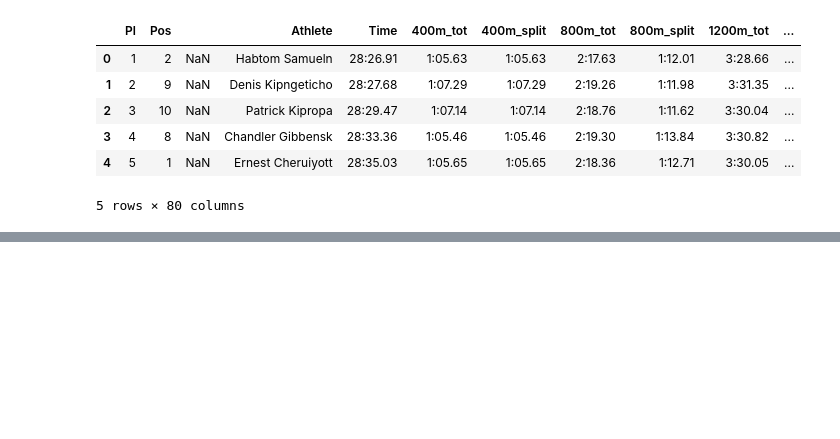
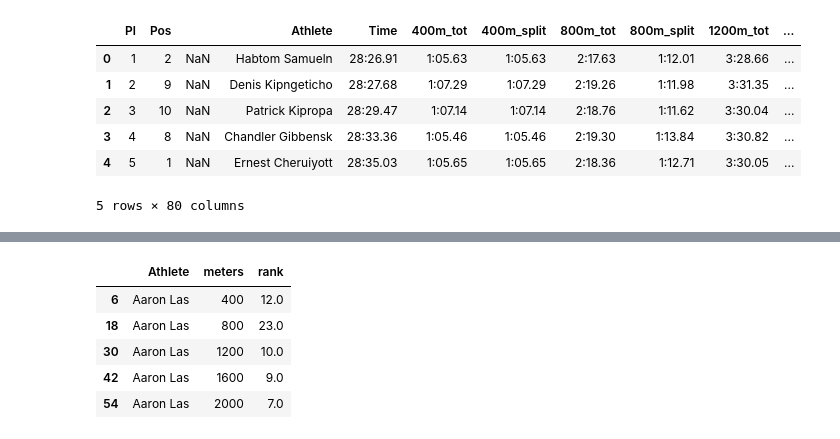
Before and after one commit to racheldadamio/rachels-receipts, a Jupyter notebook: regionals_10k/race_progression.ipynb, the cells around one changed output, grey strips where cells are left out. Cells and saved outputs as stored; diff of their text form; code cells hidden in the pictures; blank space fills up the shorter version.

```diff
--- a/regionals_10k/race_progression.ipynb
+++ b/regionals_10k/race_progression.ipynb
@@ -122,0 +140,9 @@ places
+# %%
+df_melted.head()
+# %% [output]
+|  | Athlete | meters | rank |
+| 6 | Aaron Las | 400 | 12.0 |
+| 18 | Aaron Las | 800 | 23.0 |
+| 30 | Aaron Las | 1200 | 10.0 |
+| 42 | Aaron Las | 1600 | 9.0 |
+| 54 | Aaron Las | 2000 | 7.0 |
```
Also changed, not shown: parts of 13 cells of this notebook, 1 other file.
